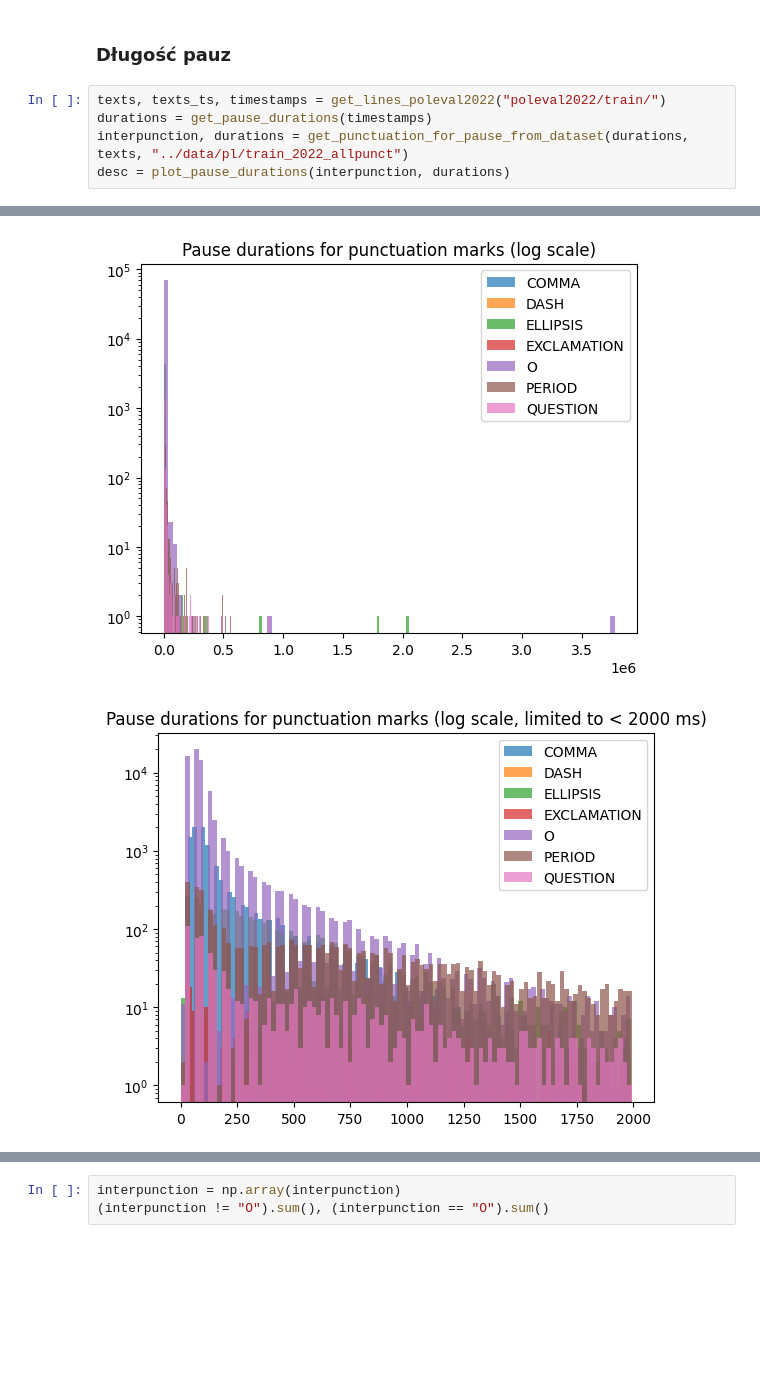
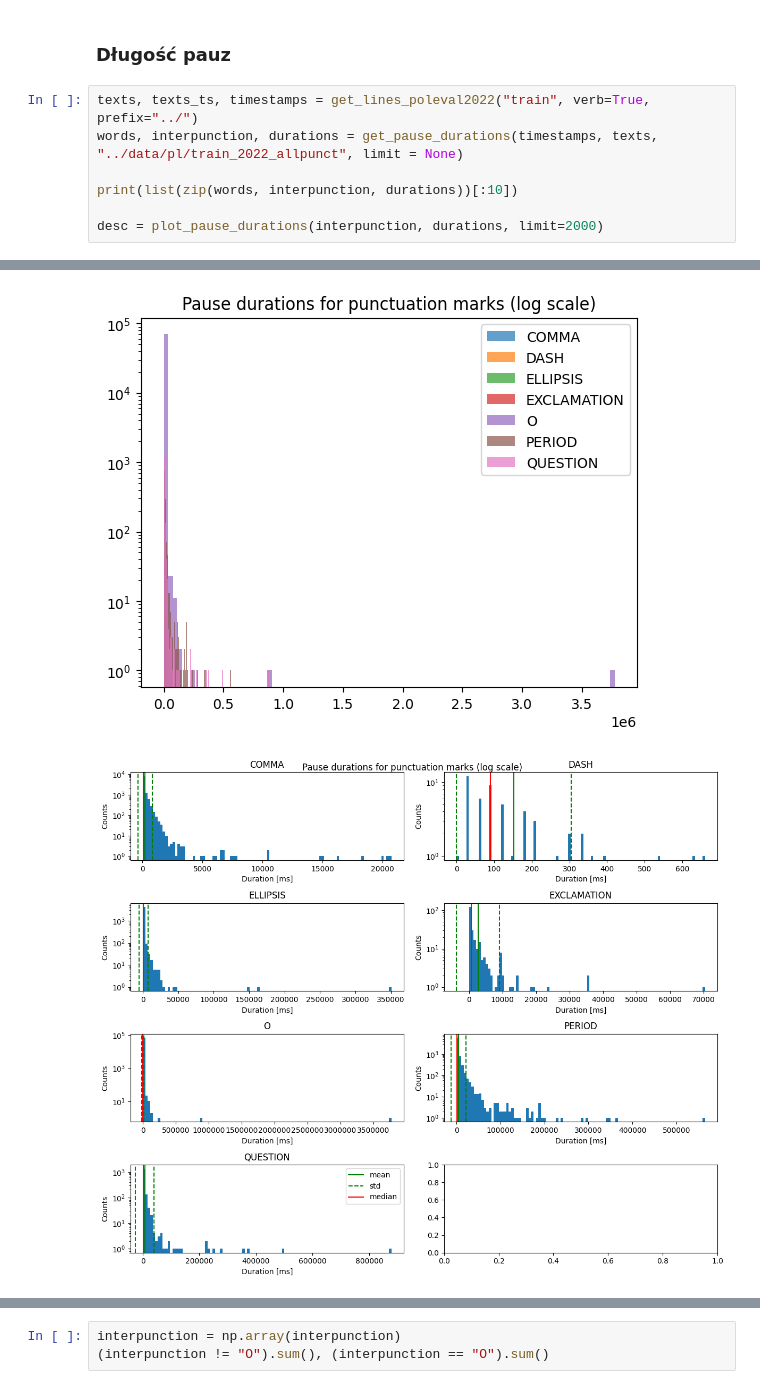
Before and after one commit to annapanfil/punctuation_prediction, a Jupyter notebook: src/data_analysis.ipynb, the cells around one changed output, grey strips where cells are left out. Saved outputs shown, nothing was run; the diff lists cells and outputs as text; blank space fills up the shorter version.

```diff
--- a/src/data_analysis.ipynb
+++ b/src/data_analysis.ipynb
@@ -283,10 +277,12 @@ W poleval2022 jest niekonsekwencja w traktowaniu znaków. Niektóre znaki - …
 # %% [markdown]
 ### Długość pauz
 # %%
-texts, texts_ts, timestamps = get_lines_poleval2022("poleval2022/train/")
-durations = get_pause_durations(timestamps)
-interpunction, durations = get_punctuation_for_pause_from_dataset(durations, texts, "../data/pl/train_2022_allpunct")
-desc = plot_pause_durations(interpunction, durations)
+texts, texts_ts, timestamps = get_lines_poleval2022("train", verb=True, prefix="../")
+words, interpunction, durations = get_pause_durations(timestamps, texts, "../data/pl/train_2022_allpunct", limit = None)
+
+print(list(zip(words, interpunction, durations))[:10])
+
+desc = plot_pause_durations(interpunction, durations, limit=2000)
 # %% [output]
 10601 sentences
  62 audio files
@@ -293,2 +290,2 @@ desc = plot_pause_durations(interpunction, durations)
-[figure, old version]
+[figure, new version]
-[figure, old version]
+[figure, new version]
```
Also changed, not shown: parts of 19 cells of this notebook, 7 other files.
